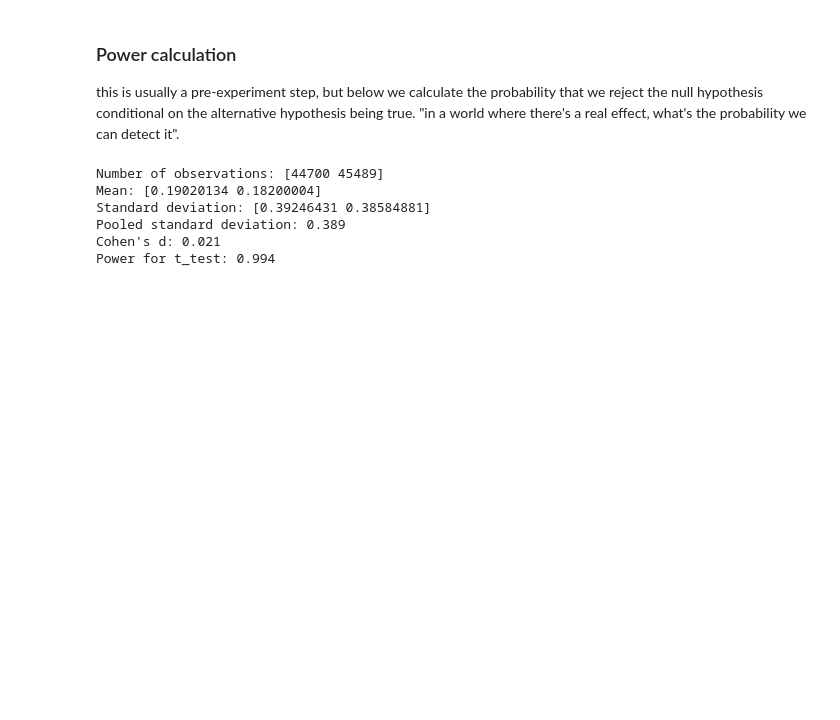
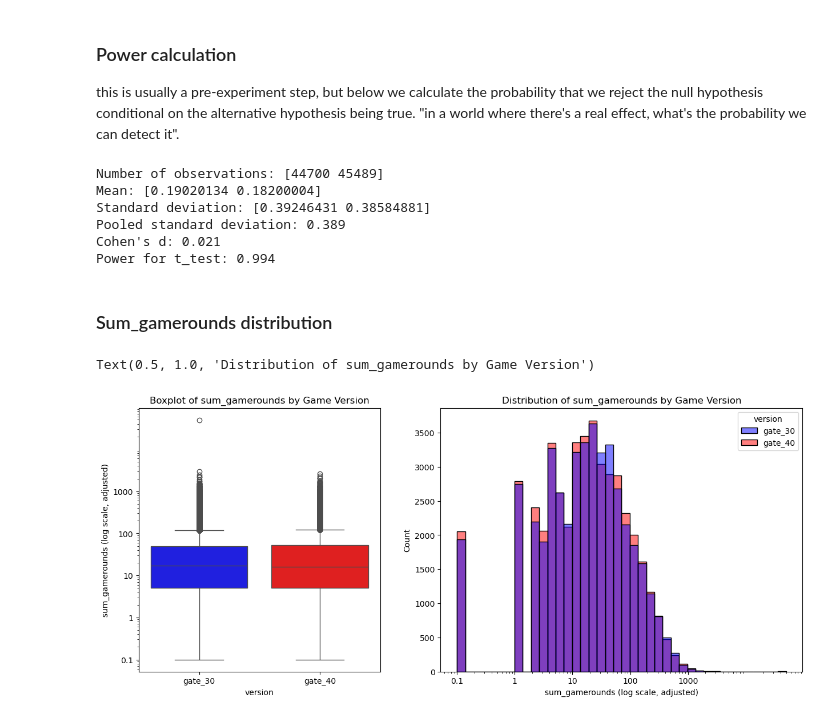
Before and after one commit to project-palooza/causal_inference, a Jupyter notebook: notebooks/rct.ipynb, the cells around one changed output. Cells and saved outputs as stored; diff of their text form; code cells hidden in the pictures; blank space fills up the shorter version.

Commit message:
Added sum_gamerounds distribution

```diff
--- a/notebooks/rct.ipynb
+++ b/notebooks/rct.ipynb
@@ -204,3 +204,36 @@ Standard deviation: [0.39246431 0.38584881]
 Pooled standard deviation: 0.389
 Cohen's d: 0.021
 Power for t_test: 0.994
+# %% [markdown]
+### Sum_gamerounds distribution
+# %%
+import seaborn as sns
+import matplotlib.pyplot as plt
+
+df_adjusted = cats.copy()
+# Add a small constant (0.1 in this case) to avoid zeros in log scale (adjustment)
+df_adjusted['sum_gamerounds'] = df_adjusted['sum_gamerounds'] + 0.1
+
+custom_palette = {'gate_30': 'blue', 'gate_40': 'red'}
+
+#Subplot with 1 row, two columns
+fig, (ax_boxplot, ax_hist) = plt.subplots(nrows=1, ncols=2, figsize=(15, 6), gridspec_kw={'width_ratios': [1, 1.5]})
+
+#Boxplot
+sns.boxplot(data=df_adjusted, x="version", y="sum_gamerounds", hue="version", palette=custom_palette, ax=ax_boxplot)
+ax_boxplot.set_yscale('log')
+ax_boxplot.set_yticks([0.1, 1, 10, 100, 1000])
+ax_boxplot.set_yticklabels(['0.1', '1', '10', '100', '1000'])
+ax_boxplot.set_ylabel('sum_gamerounds (log scale, adjusted)')
+ax_boxplot.set_title('Boxplot of sum_gamerounds by Game Version')
+
+#Histogram
+sns.histplot(data=df_adjusted, x="sum_gamerounds", hue="version", log_scale=True, bins=40, palette=custom_palette, ax=ax_hist)
+ax_hist.set_xscale('log')
+ax_hist.set_xticks([0.1, 1, 10, 100, 1000])
+ax_hist.set_xticklabels(['0.1', '1', '10', '100', '1000'])
+ax_hist.set_xlabel('sum_gamerounds (log scale, adjusted)')
+ax_hist.set_title('Distribution of sum_gamerounds by Game Version')
+# %% [output]
+Text(0.5, 1.0, 'Distribution of sum_gamerounds by Game Version')
+[figure, added]
```
Also changed, not shown: parts of 1 cell of this notebook.
